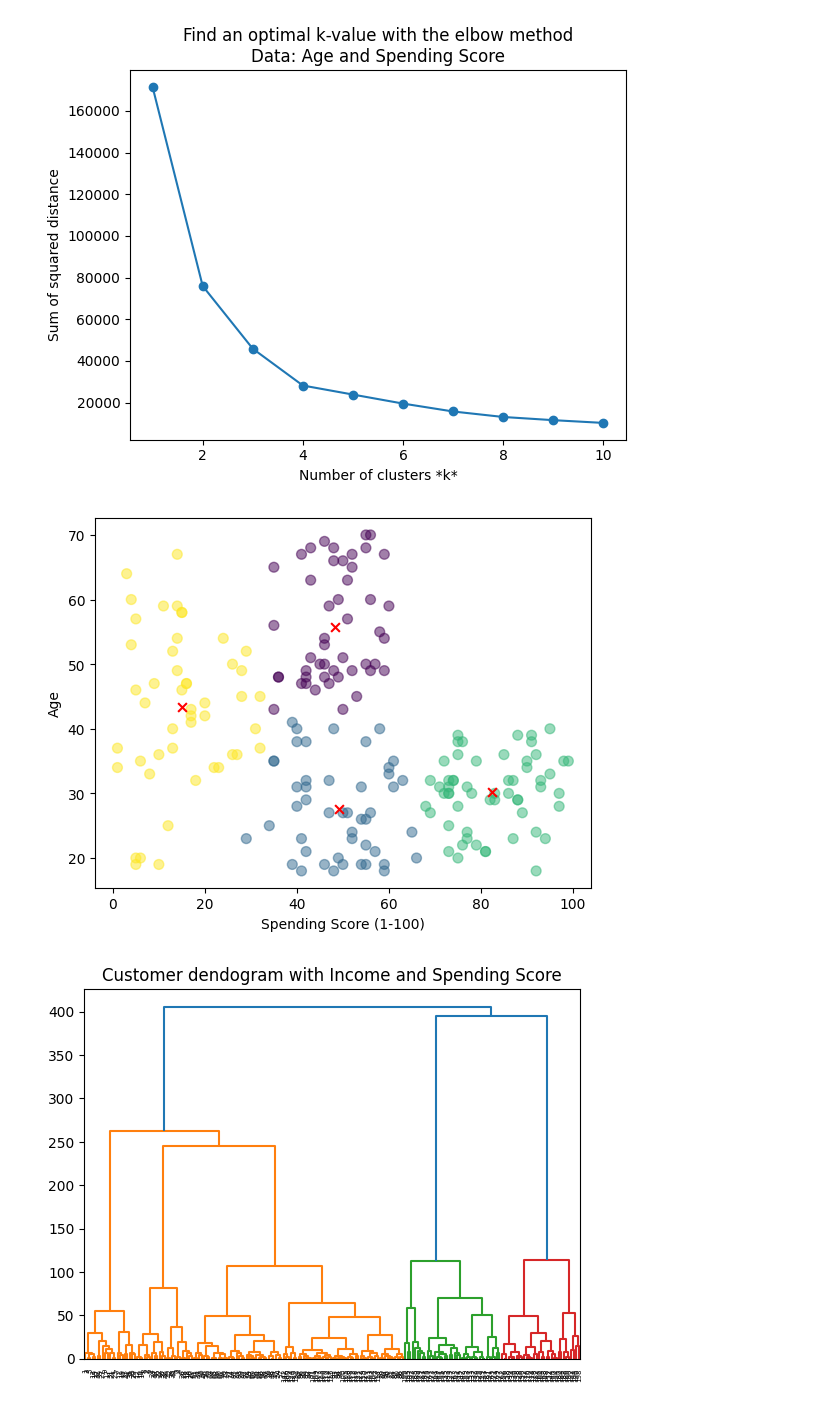
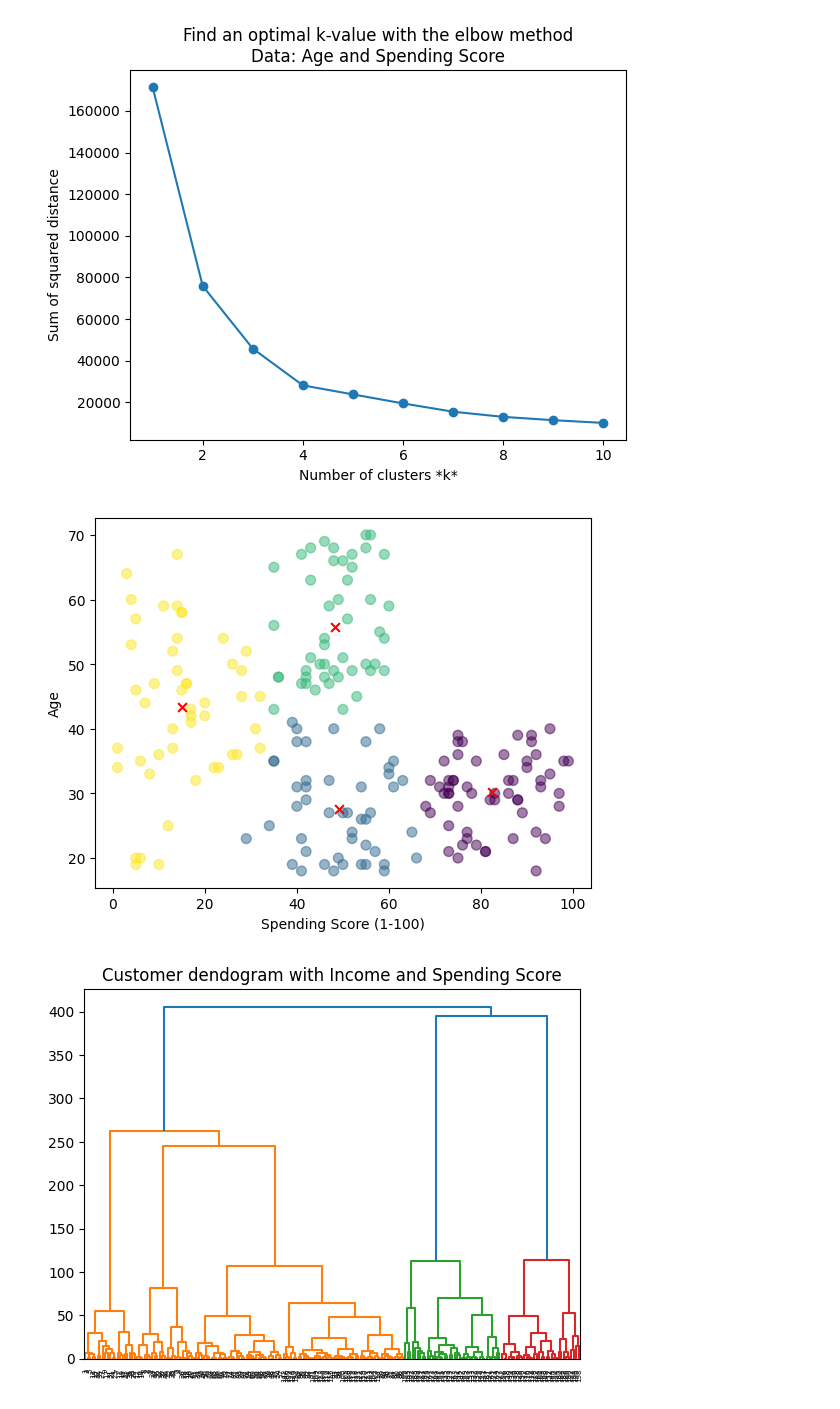
Before and after one commit to sebdanielsson/jupyter-notebooks, a Jupyter notebook: GIK2F8/Labs/Lab1/Lab1-T1.ipynb, the cells around one changed output. Cells and saved outputs as stored; diff of their text form; code cells hidden in the pictures.

```diff
--- a/GIK2F8/Labs/Lab1/Lab1-T1.ipynb
+++ b/GIK2F8/Labs/Lab1/Lab1-T1.ipynb
@@ -74,7 +74,7 @@ sse = []
 
 for k in k_list:
     # km_model is the KMeans where we define the model for fitting the data
-    km_model = KMeans(n_clusters=k)
+    km_model = KMeans(n_clusters=k, n_init=10)
 
     # fitting the data (data is the data set) to km_model
     km_model.fit(data_age_score)
@@ -91,22 +91,22 @@ Text(0, 0.5, 'Sum of squared distance')
 # %%
 # Set the number of clusters
 k = 4
 
 # Run clustering on "Age & Spending Score" data set
 #kmeans = KMeans(n_clusters=k).fit(data_age_score)
-kmeans = KMeans(n_clusters=k, init = 'k-means++').fit(data_age_score)
+kmeans = KMeans(n_clusters=k, n_init=10, init = 'k-means++').fit(data_age_score)
 centroids = kmeans.cluster_centers_
 
 # Create a scatter plot with our results from the clustering
 plt.scatter(data_age_score[:,1], data_age_score[:,0], c= kmeans.labels_.astype(float), s=50, alpha=0.5)
-plt.scatter(centroids[:, 1], centroids[:, 0], c='red', s=40,marker='x')
+plt.scatter(centroids[:, 1], centroids[:, 0], c='red', s=40, marker='x') # type: ignore
 
 plt.ylabel('Age')
 plt.xlabel('Spending Score (1-100)')
 
 plt.show()
 # %% [output]
-[figure, old version]
+[figure, new version]
 # %%
 # Dendrogram 2 - Income & Spending Score
 plt.title("Customer dendogram with Income and Spending Score")
```
Also changed, not shown: parts of 2 cells of this notebook, 6 other files.
